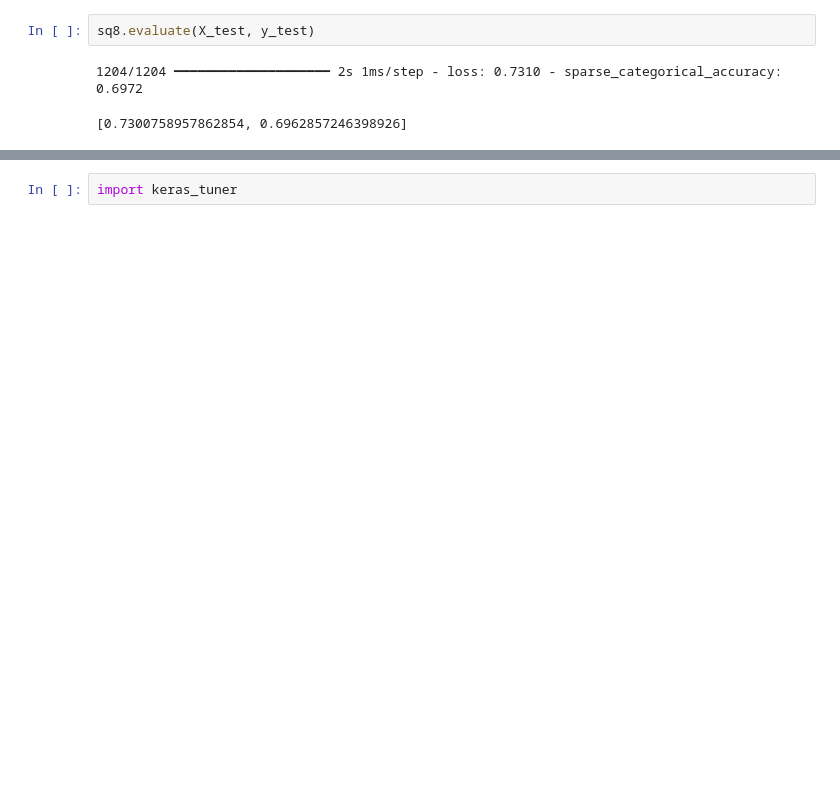
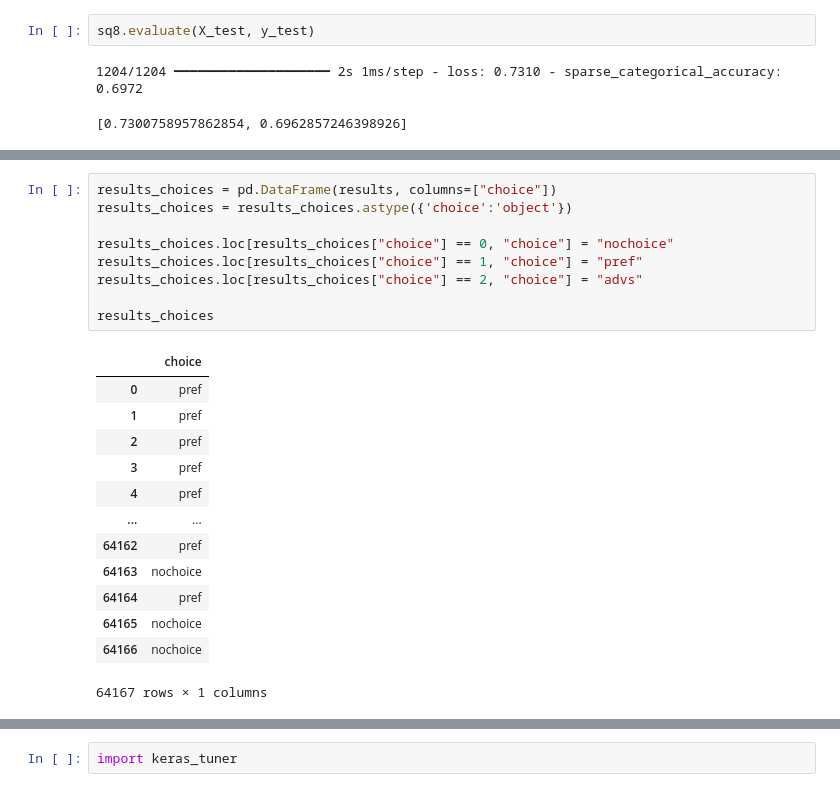
Before and after one commit to cw118/codeml2024, a Jupyter notebook: air_canada.ipynb, the cells around one changed output, grey strips where cells are left out. Cells and saved outputs as stored; diff of their text form; blank space fills up the shorter version.

```diff
--- a/air_canada.ipynb
+++ b/air_canada.ipynb
@@ -507,0 +655,23 @@ df_pred
+# %%
+results_choices = pd.DataFrame(results, columns=["choice"])
+results_choices = results_choices.astype({'choice':'object'})
+
+results_choices.loc[results_choices["choice"] == 0, "choice"] = "nochoice"
+results_choices.loc[results_choices["choice"] == 1, "choice"] = "pref"
+results_choices.loc[results_choices["choice"] == 2, "choice"] = "advs"
+
+results_choices
+# %% [output]
+|  | choice |
+| 0 | pref |
+| 1 | pref |
+| 2 | pref |
+| 3 | pref |
+| 4 | pref |
+| ... | ... |
+| 64162 | pref |
+| 64163 | nochoice |
+| 64164 | pref |
+| 64165 | nochoice |
+| 64166 | nochoice |
+64167 rows × 1 columns
```
Also changed, not shown: parts of 12 cells of this notebook, 5 other files.
